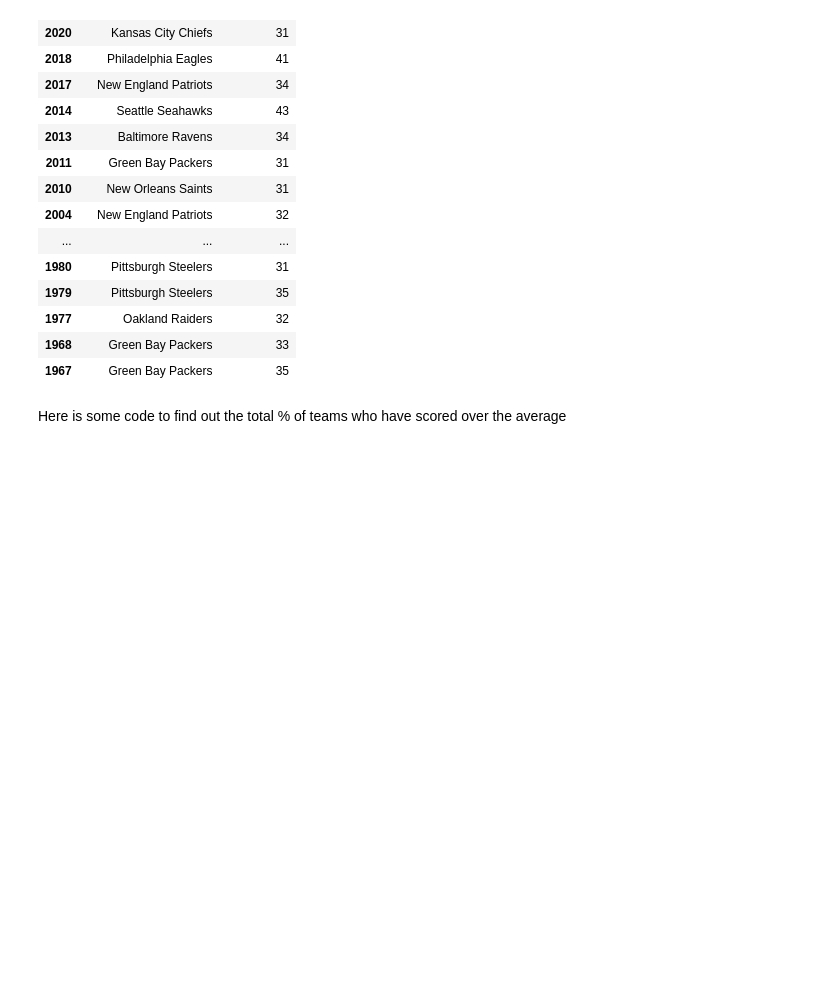
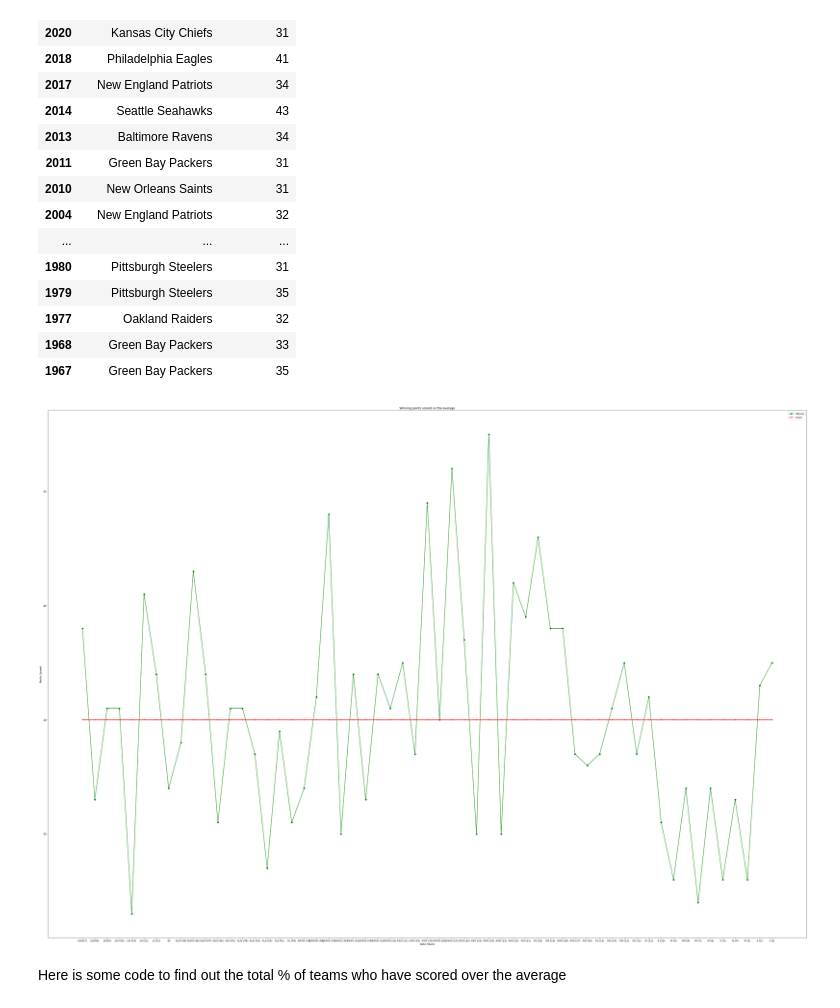
Before and after one commit to IssaFlynn/UCDPA_IssaFlynn, a Jupyter notebook: Project folder/UCDPA_IssaFlynn (2) (2).ipynb, the cells around one changed output. Cells and saved outputs as stored; diff of their text form; code cells hidden in the pictures; blank space fills up the shorter version.

Commit message:
added a line plot representing winning points vs the average scored

```diff
--- a/Project folder/UCDPA_IssaFlynn (2) (2).ipynb
+++ b/Project folder/UCDPA_IssaFlynn (2) (2).ipynb
@@ -222,5 +222,4 @@ superbowl_new_winlow
 The New England Patriots scored the least points as a winning team back in 2019. Moving along, going back to our earlier call of  the describe method of the merged dataframe, we can see that the mean score by a winning team is 30 points, lets see how many winning teams achieved such score or higher.
 # %%
 arr_win = np.mean(superbowl_new['Winner Pts'])
-mean_winnerpts = np.round(arr_win).astype(int)
-mean_winnerpts
+superbowl_new['mean_winnerpts'] = np.round(arr_win).astype(int)
@@ -248,6 +245,18 @@ winners_avg[['Winner', 'Winner Pts']]
 | 1977 | Oakland Raiders | 32 |
 | 1968 | Green Bay Packers | 33 |
 | 1967 | Green Bay Packers | 35 |
+# %%
+plt.subplots(figsize=(56,40))
+plt.plot(superbowl_new['SB'],superbowl_new['Winner Pts'], marker='o', label='Winner', color='green')
+plt.plot(superbowl_new['SB'],superbowl_new['mean_winnerpts'], marker='.', label='Loser', color='red')
+
+plt.xlabel('Date (Years)')
+plt.ylabel('Points Scored')
+plt.title('Winning points scored vs the average')
+plt.legend()
+plt.show()
+# %% [output]
+[figure, added]
 # %% [markdown]
 Here is some code to find out the total % of teams who have scored over the average
 # %%
```
Also changed, not shown: parts of 7 cells of this notebook.
